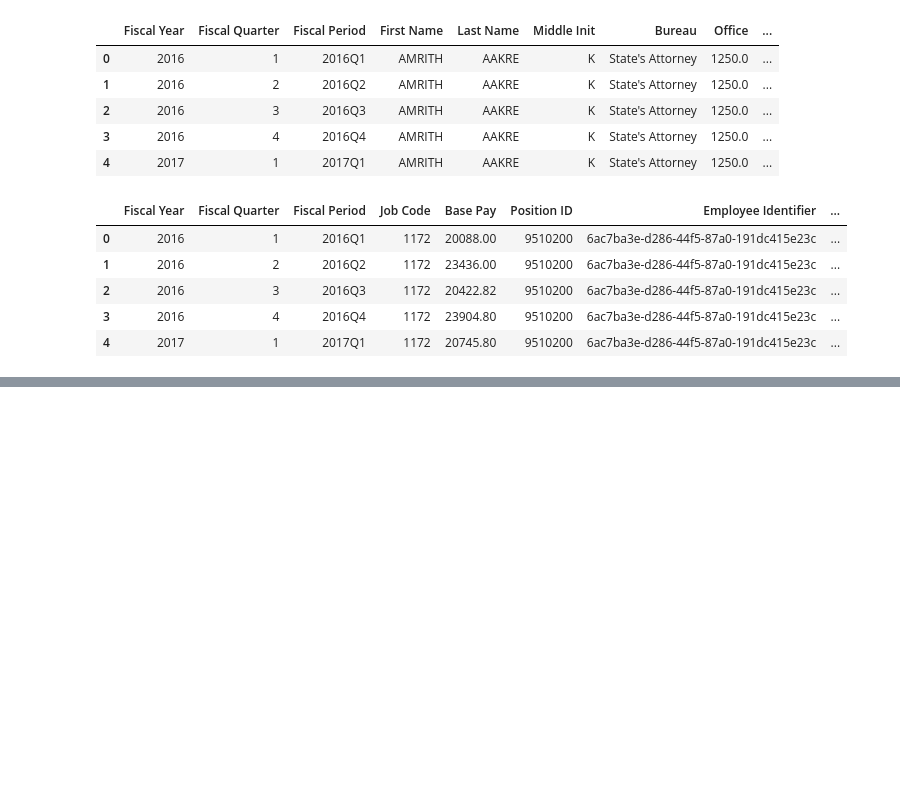
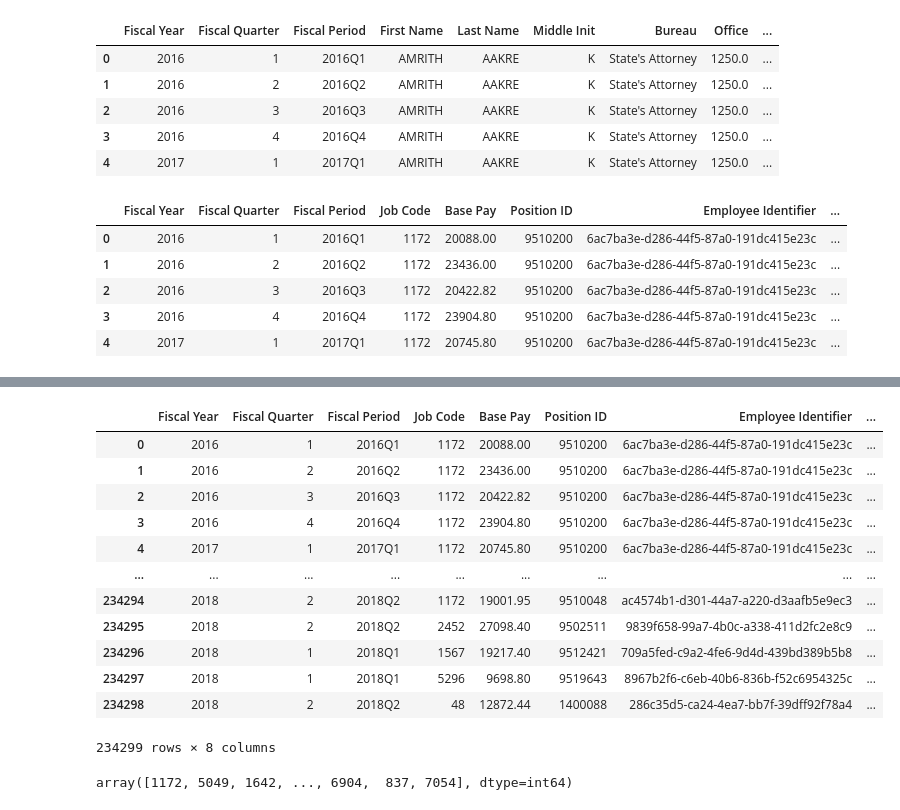
Before and after one commit to PetrusAriaa/AI-group-project, a Jupyter notebook: Nisa/payroll.ipynb, the cells around one changed output, grey strips where cells are left out. Saved outputs shown, nothing was run; the diff lists cells and outputs as text; code cells hidden in the pictures; blank space fills up the shorter version.

```diff
--- a/Nisa/payroll.ipynb
+++ b/Nisa/payroll.ipynb
@@ -23,0 +83,20 @@ payroll.head()
+# %%
+pd.DataFrame(payroll)
+# %% [output]
+|  | Fiscal Year | Fiscal Quarter | Fiscal Period | Job Code | Base Pay | Position ID | Employee Identifier | ... |
+| 0 | 2016 | 1 | 2016Q1 | 1172 | 20088.00 | 9510200 | 6ac7ba3e-d286-44f5-87a0-191dc415e23c | ... |
+| 1 | 2016 | 2 | 2016Q2 | 1172 | 23436.00 | 9510200 | 6ac7ba3e-d286-44f5-87a0-191dc415e23c | ... |
+| 2 | 2016 | 3 | 2016Q3 | 1172 | 20422.82 | 9510200 | 6ac7ba3e-d286-44f5-87a0-191dc415e23c | ... |
+| 3 | 2016 | 4 | 2016Q4 | 1172 | 23904.80 | 9510200 | 6ac7ba3e-d286-44f5-87a0-191dc415e23c | ... |
+| 4 | 2017 | 1 | 2017Q1 | 1172 | 20745.80 | 9510200 | 6ac7ba3e-d286-44f5-87a0-191dc415e23c | ... |
+| ... | ... | ... | ... | ... | ... | ... | ... | ... |
+| 234294 | 2018 | 2 | 2018Q2 | 1172 | 19001.95 | 9510048 | ac4574b1-d301-44a7-a220-d3aafb5e9ec3 | ... |
+| 234295 | 2018 | 2 | 2018Q2 | 2452 | 27098.40 | 9502511 | 9839f658-99a7-4b0c-a338-411d2fc2e8c9 | ... |
+| 234296 | 2018 | 1 | 2018Q1 | 1567 | 19217.40 | 9512421 | 709a5fed-c9a2-4fe6-9d4d-439bd389b5b8 | ... |
+| 234297 | 2018 | 1 | 2018Q1 | 5296 | 9698.80 | 9519643 | 8967b2f6-c6eb-40b6-836b-f52c6954325c | ... |
+| 234298 | 2018 | 2 | 2018Q2 | 48 | 12872.44 | 1400088 | 286c35d5-ca24-4ea7-bb7f-39dff92f78a4 | ... |
+234299 rows × 8 columns
+# %%
+payroll['Job Code'].unique()
+# %% [output]
+array([1172, 5049, 1642, ..., 6904,  837, 7054], dtype=int64)
```
Also changed, not shown: parts of 7 cells of this notebook.
